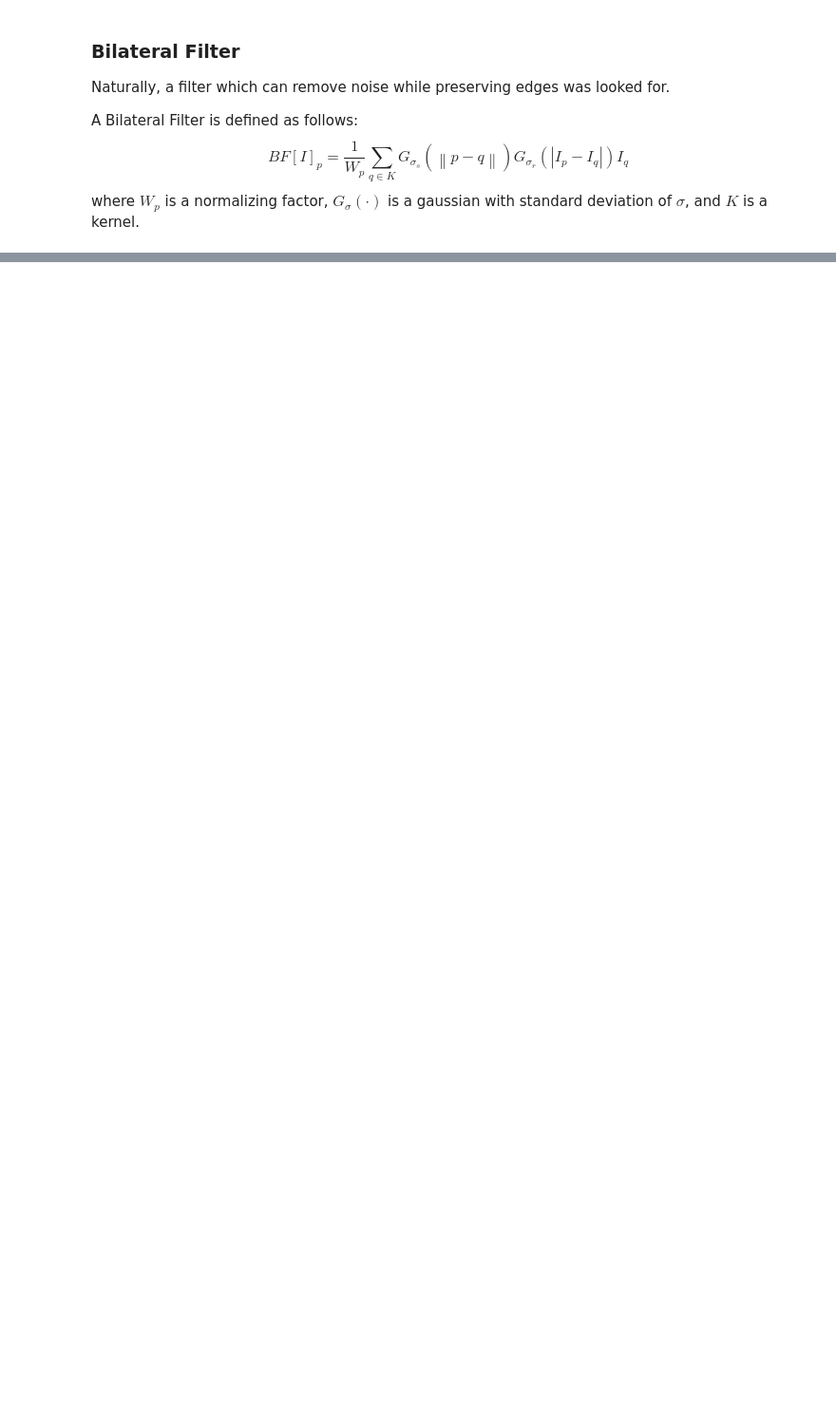
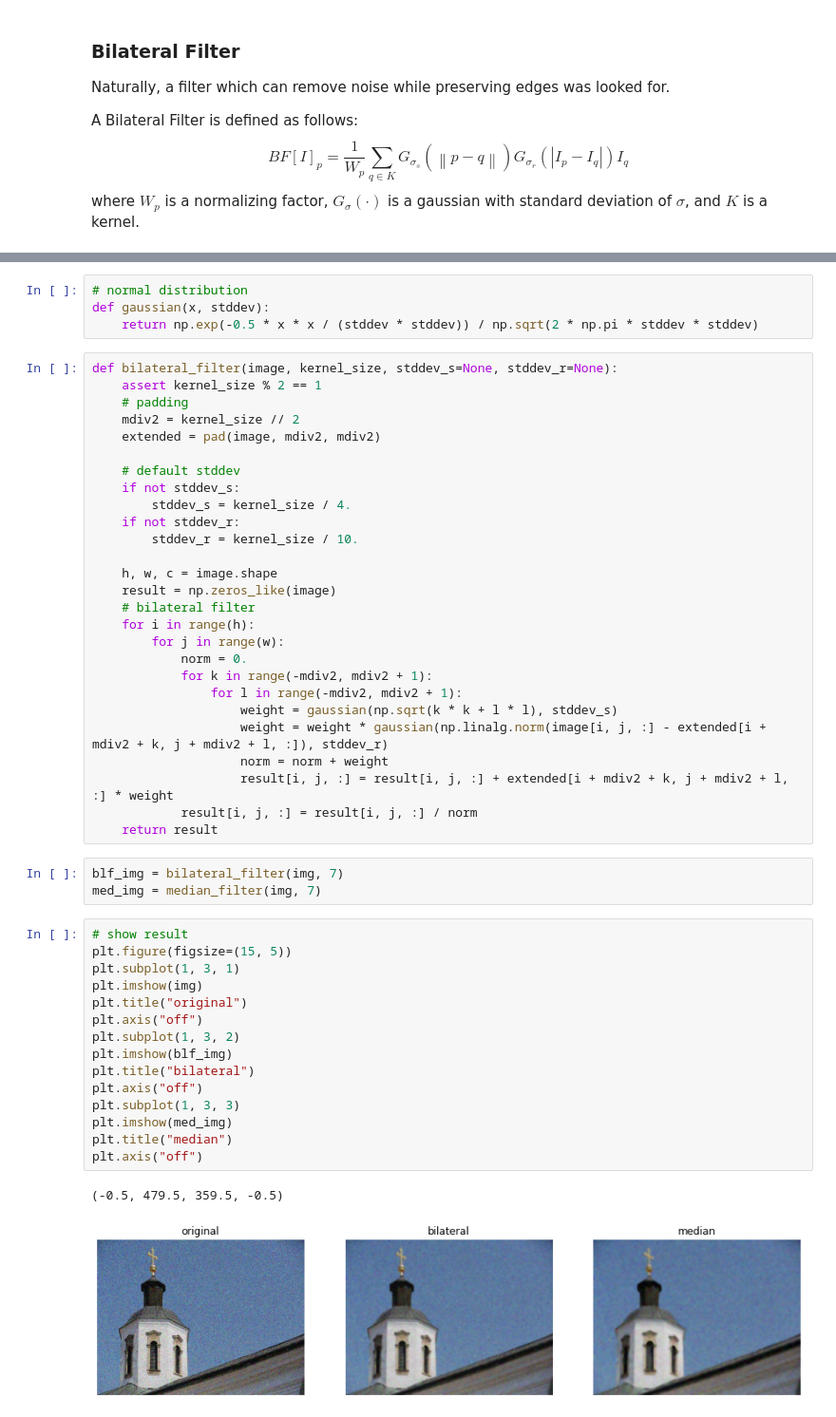
Before and after one commit to w-shimaya/image-processing-lec, a Jupyter notebook: filters.ipynb, the cells around one changed output, grey strips where cells are left out. Shown at 95% size. Drawn from its saved outputs; the diff is of its cells as text; blank space fills up the shorter version.

```diff
--- a/filters.ipynb
+++ b/filters.ipynb
@@ -317,0 +330,52 @@ where $W_p$ is a normalizing factor, $G_\sigma (\cdot)$ is a gaussian with stand
+# %%
+# normal distribution
+def gaussian(x, stddev):
+    return np.exp(-0.5 * x * x / (stddev * stddev)) / np.sqrt(2 * np.pi * stddev * stddev)
+# %%
+def bilateral_filter(image, kernel_size, stddev_s=None, stddev_r=None):
+    assert kernel_size % 2 == 1
+    # padding
+    mdiv2 = kernel_size // 2
+    extended = pad(image, mdiv2, mdiv2)
+
+    # default stddev
+    if not stddev_s:
+        stddev_s = kernel_size / 4.
+    if not stddev_r:
+        stddev_r = kernel_size / 10.
+
+    h, w, c = image.shape
+    result = np.zeros_like(image)
+    # bilateral filter
+    for i in range(h):
+        for j in range(w):
+            norm = 0.
+            for k in range(-mdiv2, mdiv2 + 1):
+                for l in range(-mdiv2, mdiv2 + 1):
+                    weight = gaussian(np.sqrt(k * k + l * l), stddev_s)
+                    weight = weight * gaussian(np.linalg.norm(image[i, j, :] - extended[i + mdiv2 + k, j + mdiv2 + l, :]), stddev_r)
+                    norm = norm + weight
+                    result[i, j, :] = result[i, j, :] + extended[i + mdiv2 + k, j + mdiv2 + l, :] * weight
+            result[i, j, :] = result[i, j, :] / norm
+    return result
+# %%
+blf_img = bilateral_filter(img, 7)
+med_img = median_filter(img, 7)
+# %%
+# show result
+plt.figure(figsize=(15, 5))
+plt.subplot(1, 3, 1)
+plt.imshow(img)
+plt.title("original")
+plt.axis("off")
+plt.subplot(1, 3, 2)
+plt.imshow(blf_img)
+plt.title("bilateral")
+plt.axis("off")
+plt.subplot(1, 3, 3)
+plt.imshow(med_img)
+plt.title("median")
+plt.axis("off")
+# %% [output]
+(-0.5, 479.5, 359.5, -0.5)
+[figure, added]
```
Also changed, not shown: parts of 14 cells of this notebook, 1 other file.
